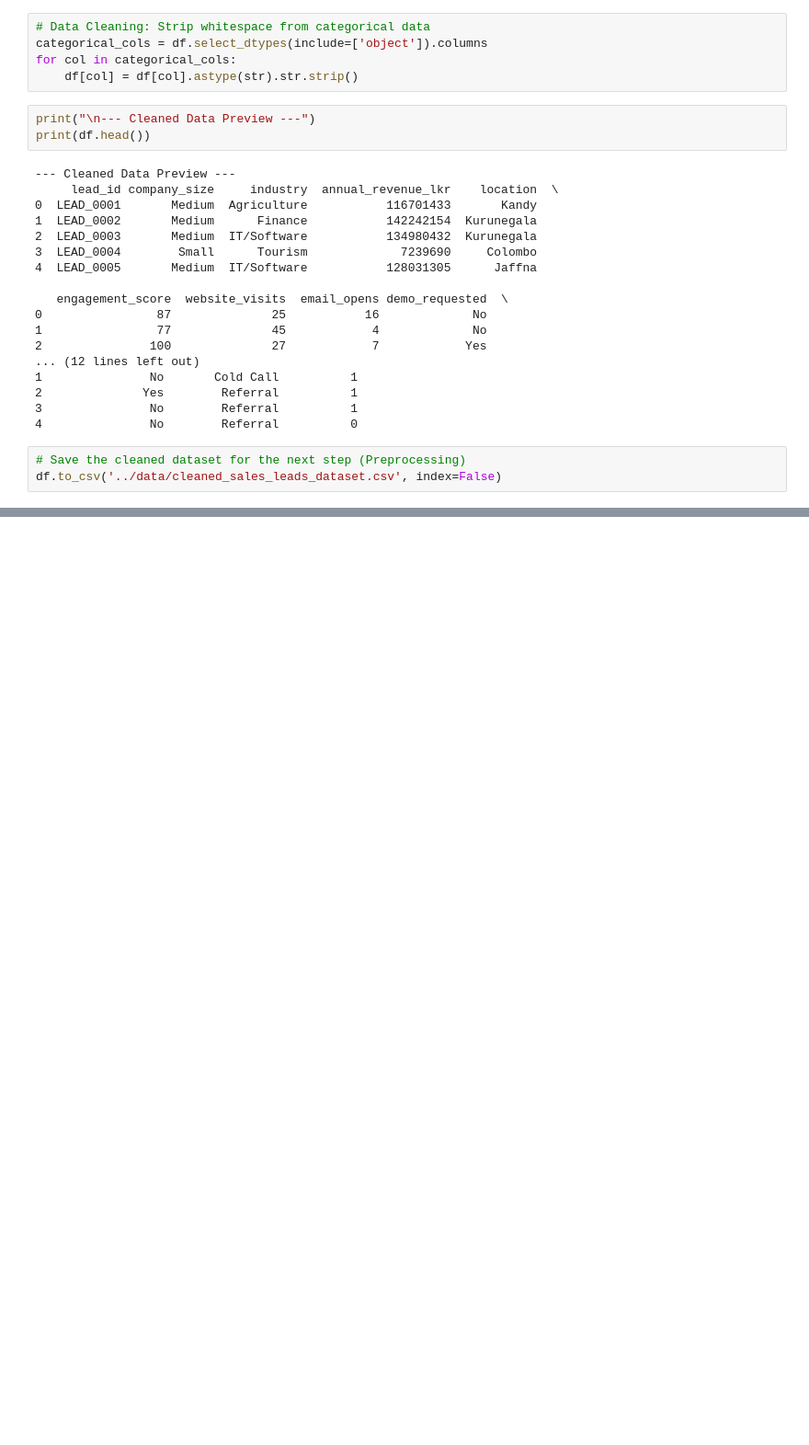
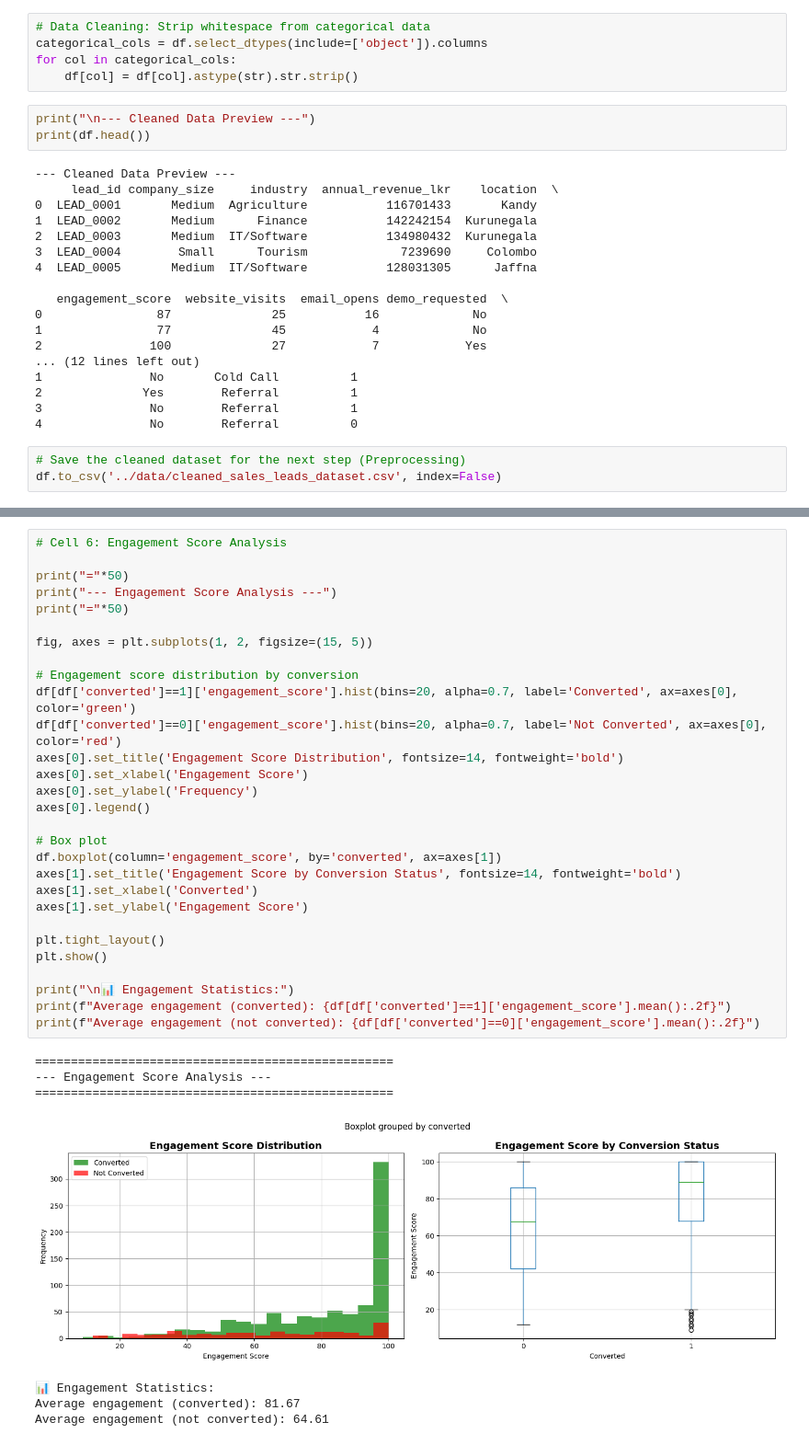
Before and after one commit to nisansalasandu/Sales-Lead-Scoring-System, a Jupyter notebook: notebooks/01_exploratory_data_analysis.ipynb, the cells around one changed output, grey strips where cells are left out. Shown at 92% size. Cells and saved outputs as stored; diff of their text form; blank space fills up the shorter version.

```diff
--- a/notebooks/01_exploratory_data_analysis.ipynb
+++ b/notebooks/01_exploratory_data_analysis.ipynb
@@ -81,0 +190,37 @@ df.to_csv('../data/cleaned_sales_leads_dataset.csv', index=False)
+# %%
+# Cell 6: Engagement Score Analysis
+
+print("="*50)
+print("--- Engagement Score Analysis ---")
+print("="*50)
+
+fig, axes = plt.subplots(1, 2, figsize=(15, 5))
+
+# Engagement score distribution by conversion
+df[df['converted']==1]['engagement_score'].hist(bins=20, alpha=0.7, label='Converted', ax=axes[0], color='green')
+df[df['converted']==0]['engagement_score'].hist(bins=20, alpha=0.7, label='Not Converted', ax=axes[0], color='red')
+axes[0].set_title('Engagement Score Distribution', fontsize=14, fontweight='bold')
+axes[0].set_xlabel('Engagement Score')
+axes[0].set_ylabel('Frequency')
+axes[0].legend()
+
+# Box plot
+df.boxplot(column='engagement_score', by='converted', ax=axes[1])
+axes[1].set_title('Engagement Score by Conversion Status', fontsize=14, fontweight='bold')
+axes[1].set_xlabel('Converted')
+axes[1].set_ylabel('Engagement Score')
+
+plt.tight_layout()
+plt.show()
+
+print("\n📊 Engagement Statistics:")
+print(f"Average engagement (converted): {df[df['converted']==1]['engagement_score'].mean():.2f}")
+print(f"Average engagement (not converted): {df[df['converted']==0]['engagement_score'].mean():.2f}")
+# %% [output]
+==================================================
+--- Engagement Score Analysis ---
+==================================================
+[figure, added]
+📊 Engagement Statistics:
+Average engagement (converted): 81.67
+Average engagement (not converted): 64.61
```
Also changed, not shown: parts of 4 cells of this notebook.
